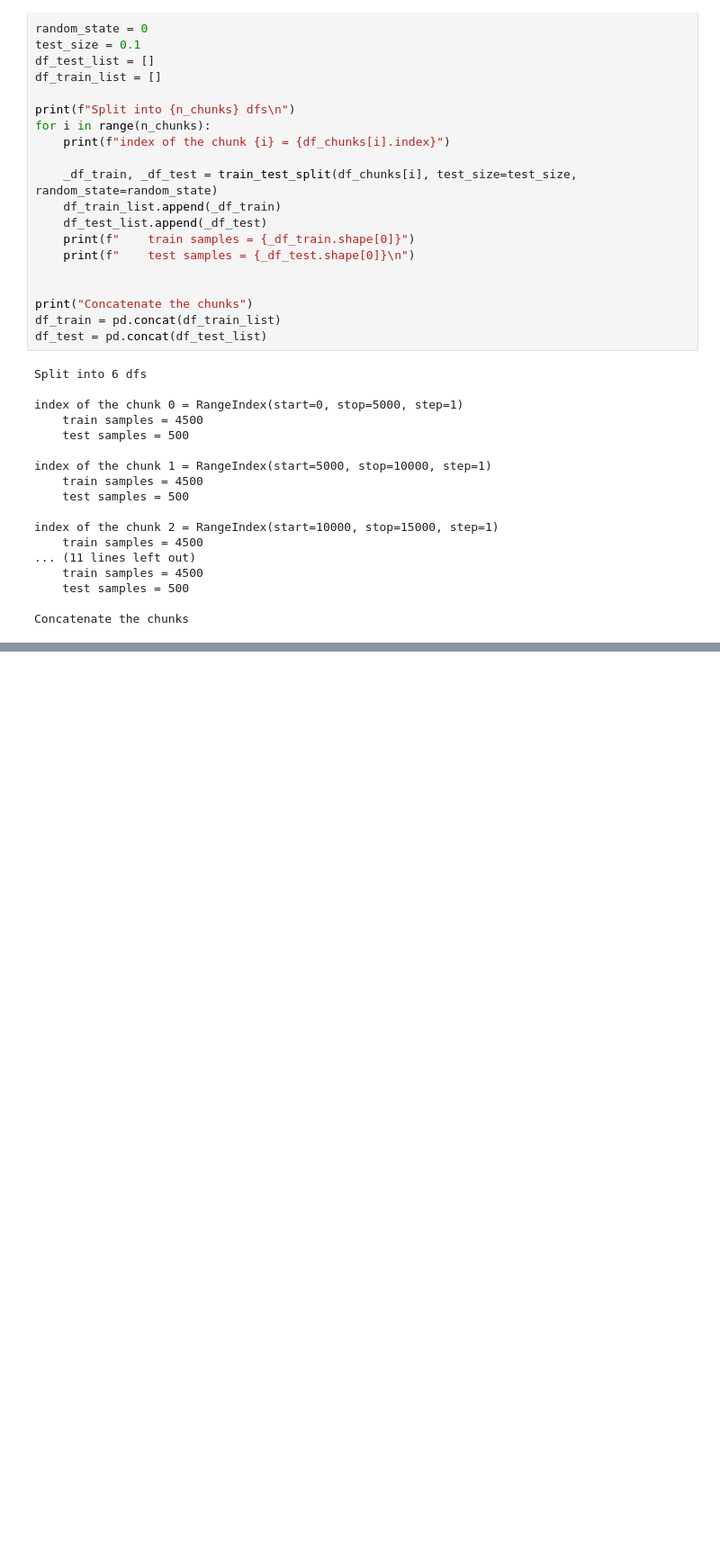
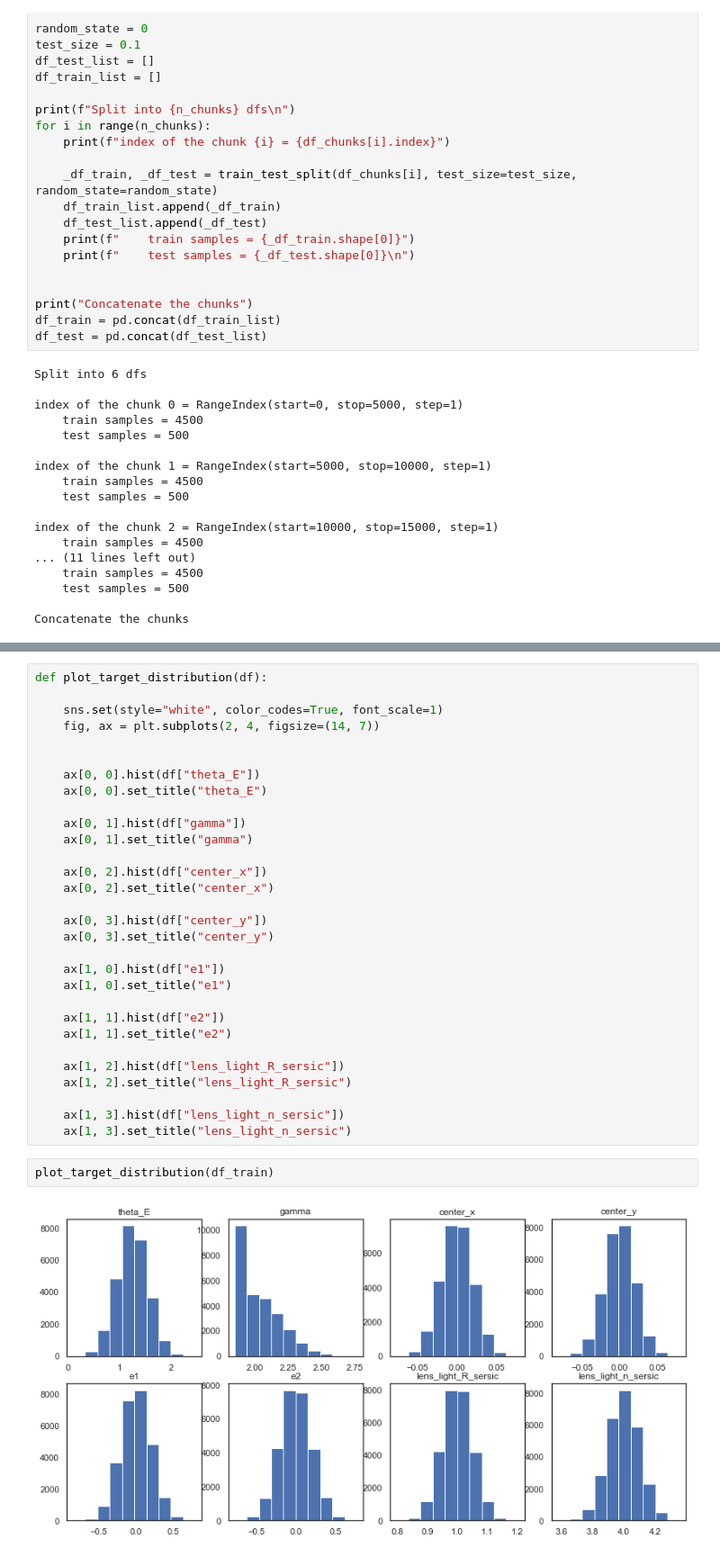
Before and after one commit to kuanweih/strong_lensing_vit_resnet, a Jupyter notebook: notebooks/split_geoff_30000.ipynb, the cells around one changed output, grey strips where cells are left out. Shown at 90% size. Cells and saved outputs as stored; diff of their text form; blank space fills up the shorter version.

```diff
--- a/notebooks/split_geoff_30000.ipynb
+++ b/notebooks/split_geoff_30000.ipynb
@@ -80,0 +93,34 @@ df_test.head(2)
+# %%
+def plot_target_distribution(df):
+
+    sns.set(style="white", color_codes=True, font_scale=1)
+    fig, ax = plt.subplots(2, 4, figsize=(14, 7))
+
+
+    ax[0, 0].hist(df["theta_E"])
+    ax[0, 0].set_title("theta_E")
+
+    ax[0, 1].hist(df["gamma"])
+    ax[0, 1].set_title("gamma")
+
+    ax[0, 2].hist(df["center_x"])
+    ax[0, 2].set_title("center_x")
+
+    ax[0, 3].hist(df["center_y"])
+    ax[0, 3].set_title("center_y")
+
+    ax[1, 0].hist(df["e1"])
+    ax[1, 0].set_title("e1")
+
+    ax[1, 1].hist(df["e2"])
+    ax[1, 1].set_title("e2")
+
+    ax[1, 2].hist(df["lens_light_R_sersic"])
+    ax[1, 2].set_title("lens_light_R_sersic")
+
+    ax[1, 3].hist(df["lens_light_n_sersic"])
+    ax[1, 3].set_title("lens_light_n_sersic")
+# %%
+plot_target_distribution(df_train)
+# %% [output]
+[figure, added]
```
Also changed, not shown: parts of 12 cells of this notebook.
